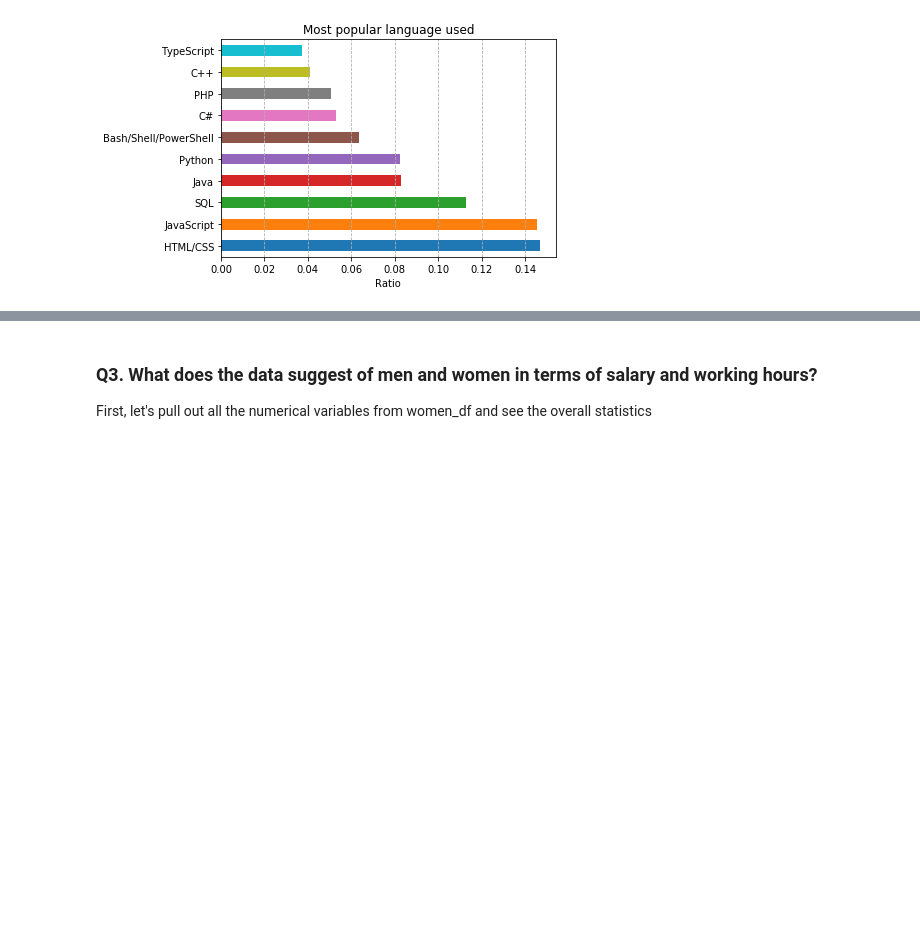
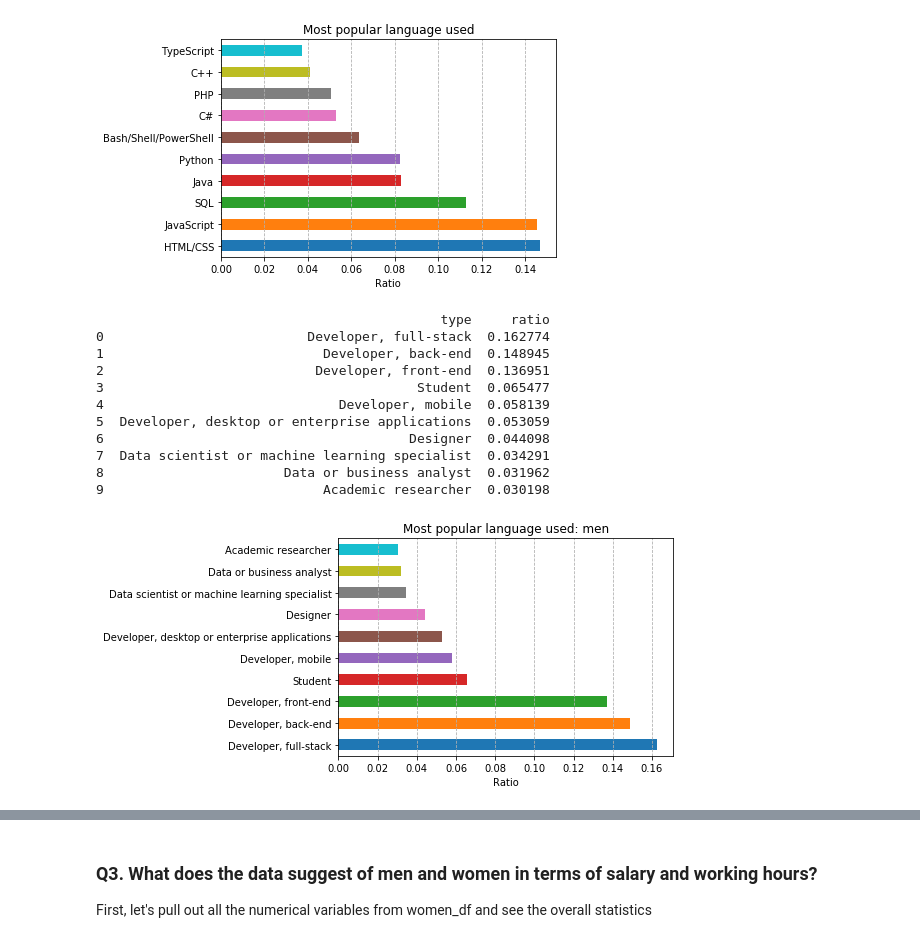
Before and after one commit to Lamasheg/stackoverflow_survey_2019, a Jupyter notebook: stackoverflow_survey.ipynb, the cells around one changed output, grey strips where cells are left out. Cells and saved outputs as stored; diff of their text form; code cells hidden in the pictures; blank space fills up the shorter version.

```diff
--- a/stackoverflow_survey.ipynb
+++ b/stackoverflow_survey.ipynb
@@ -373,3 +373,18 @@ p.count_and_plot(p.split_column_content(women_df,'LanguageWorkedWith'),'Most pop
 8                    C++  0.040998
 9             TypeScript  0.037154
 [figure]
+# %%
+p.count_and_plot(p.split_column_content(women_df,'DevType'),'Most popular language used: men')
+# %% [output]
+                                            type     ratio
+0                          Developer, full-stack  0.162774
+1                            Developer, back-end  0.148945
+2                           Developer, front-end  0.136951
+3                                        Student  0.065477
+4                              Developer, mobile  0.058139
+5  Developer, desktop or enterprise applications  0.053059
+6                                       Designer  0.044098
+7  Data scientist or machine learning specialist  0.034291
+8                       Data or business analyst  0.031962
+9                            Academic researcher  0.030198
+[figure, added]
```
Also changed, not shown: parts of 3 cells of this notebook.
